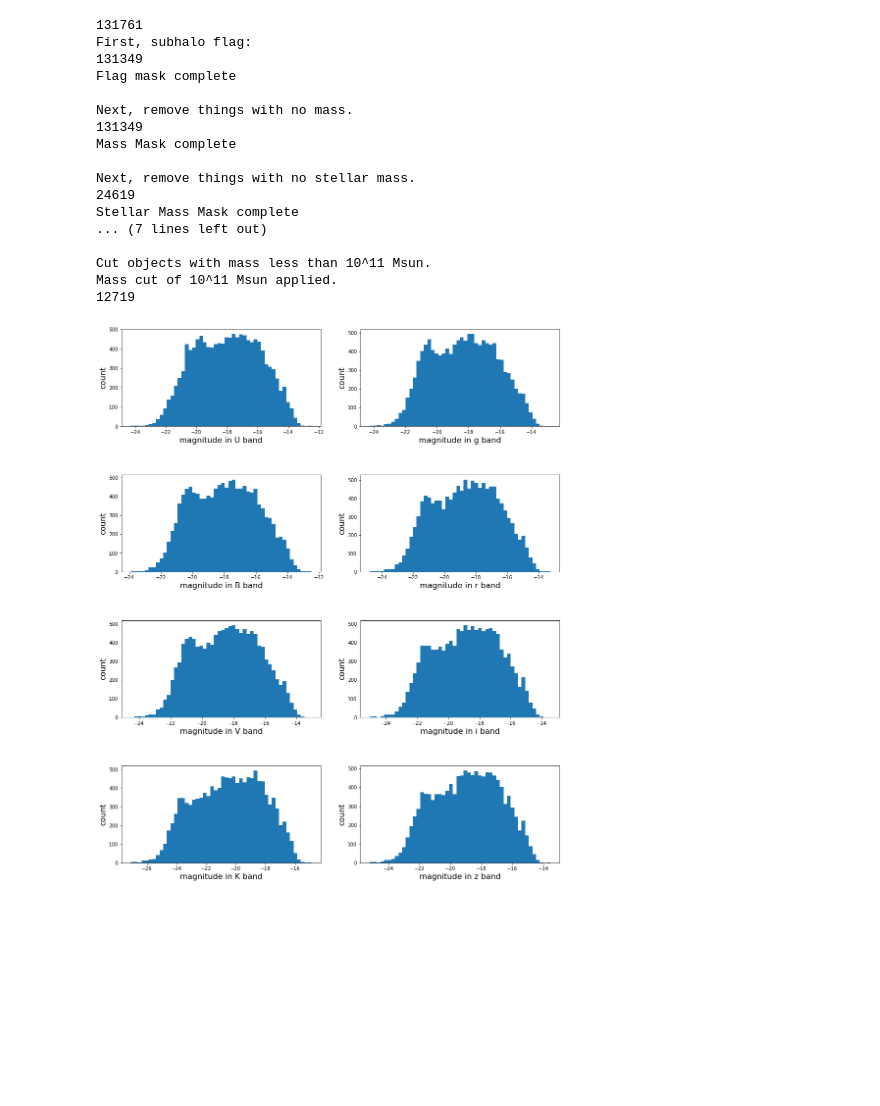
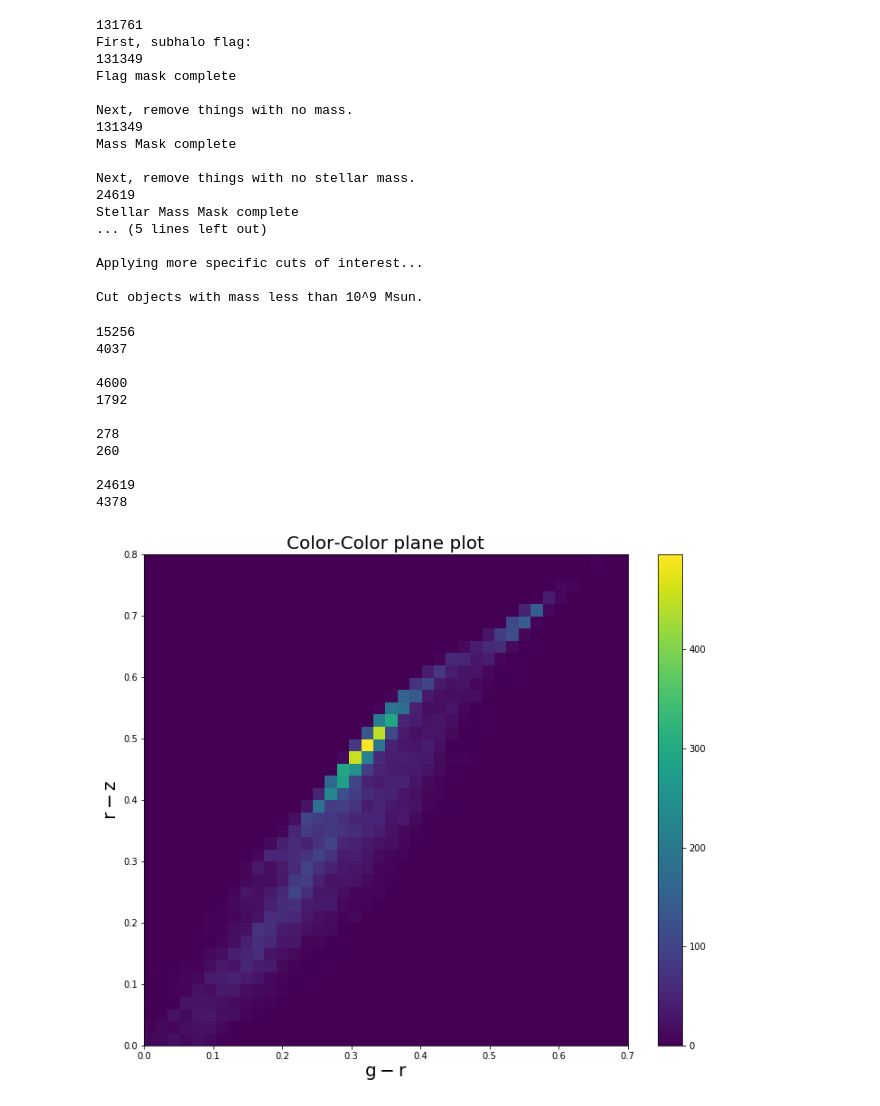
Before and after one commit to hereami321/IllustrisGalaxyAnalysis, a Jupyter notebook: Color Plots IllustrisTNG.ipynb, the cells around one changed output. Drawn from its saved outputs; the diff is of its cells as text; code cells hidden in the pictures; blank space fills up the shorter version.

```diff
--- a/Color Plots IllustrisTNG.ipynb
+++ b/Color Plots IllustrisTNG.ipynb
@@ -68,6 +85,7 @@ subhalo_table = subhalo_table[subhalo_table['SubhaloMass']!=0]
 print(len(subhalo_table))
 print('Mass Mask complete\n')
 
+
 print("Next, remove things with no stellar mass.")
 subhalo_table = subhalo_table[subhalo_table['SubhaloMassType'][:,4]!=0]
 print(len(subhalo_table))
@@ -81,16 +99,16 @@ for i in range (1,8):
 subhalo_table = subhalo_table[photo_mask]
 print(len(subhalo_table))
 print('Photo Mask complete \n\n')
+pre_masscut = subhalo_table
 
+"""
 print("Applying more specific cuts of interest...\n")
-
-mass_cut = 11
+mass_cut = 9
 print("Cut objects with mass less than 10^"+str(mass_cut)+" Msun.")
-subhalomass = np.array(np.log10(subhalo_table['SubhaloMass']*1e10))
+subhalomass = np.array(np.log10(subhalo_table['SubhaloMassInHalfRad']*1e10))
 mask = subhalomass > mass_cut
 subhalo_table = subhalo_table[mask]
-print("Mass cut of 10^"+str(mass_cut)+" Msun applied.")
-print(len(subhalo_table))
+"""
 # %% [output]
 131761
 First, subhalo flag:
@@ -104,32 +122,49 @@ Mass Mask complete
 Next, remove things with no stellar mass.
 24619
 Stellar Mass Mask complete
-... (7 lines left out)
+... (5 lines left out)
 
-Cut objects with mass less than 10^11 Msun.
-Mass cut of 10^11 Msun applied.
-12719
+Applying more specific cuts of interest...
+
+Cut objects with mass less than 10^9 Msun.
 # %%
-
-'''
-Cuts applied thus far:
-removed 9.9*10^36 magnitude
-'''
+subhalomass = np.array(np.log10(subhalo_table["SubhaloMassInHalfRad"]*1e10))
+mask = subhalomass > 10.3
+st = subhalo_table[mask]
 
 fig, ax = plt.subplots(4,2)
 fig.set_size_inches(16,20)
 plt.subplots_adjust(hspace = 0.5)
 band_names = ['U', 'B', 'V','K', 'g', 'r', 'i', 'z']
 for bands in range(8):
-    mag = subhalo_table['SubhaloStellarPhotometrics'][:,bands]
+    mag = st['SubhaloStellarPhotometrics'][:,bands]
     ax[bands%4][bands//4].hist(mag, bins=50)
     ax[bands%4][bands//4].set_xlabel('magnitude in ' + band_names[bands] + " band", fontsize = 16 )
     ax[bands%4][bands//4].set_ylabel('count', fontsize = 16)
 
 plt.show()
-
-mag = subhalo_table['SubhaloStellarPhotometrics']
-g_minus_r = mag[:,4]-mag[:,5]
-r_minus_z = mag[:,5]-mag[:,7]
-# %% [output]
-[figure, removed]
+# %%
+subhalo_table = cut(pre_masscut, 'SubhaloMassInHalfRad', 9.5)
+color_color(subhalo_table['SubhaloStellarPhotometrics'], 0.0, 0.0)
+
+subhalo_table = cut(pre_masscut, 'SubhaloMassInHalfRad', 10.3)
+color_color(subhalo_table['SubhaloStellarPhotometrics'], 0.0, 0.0)
+
+subhalo_table = cut(pre_masscut, 'SubhaloMassInHalfRad', 11)
+color_color(subhalo_table['SubhaloStellarPhotometrics'], 0.4, 0.5)
+
+subhalo_table = cut(pre_masscut, 'SubhaloMass', 9)
+color_color(subhalo_table['SubhaloStellarPhotometrics'], 0.0, 0.0)
+# %% [output]
+15256
+4037
+
+4600
+1792
+
+278
+260
+
+24619
+4378
+[figure, added]
```
Also changed, not shown: parts of 5 cells of this notebook.
